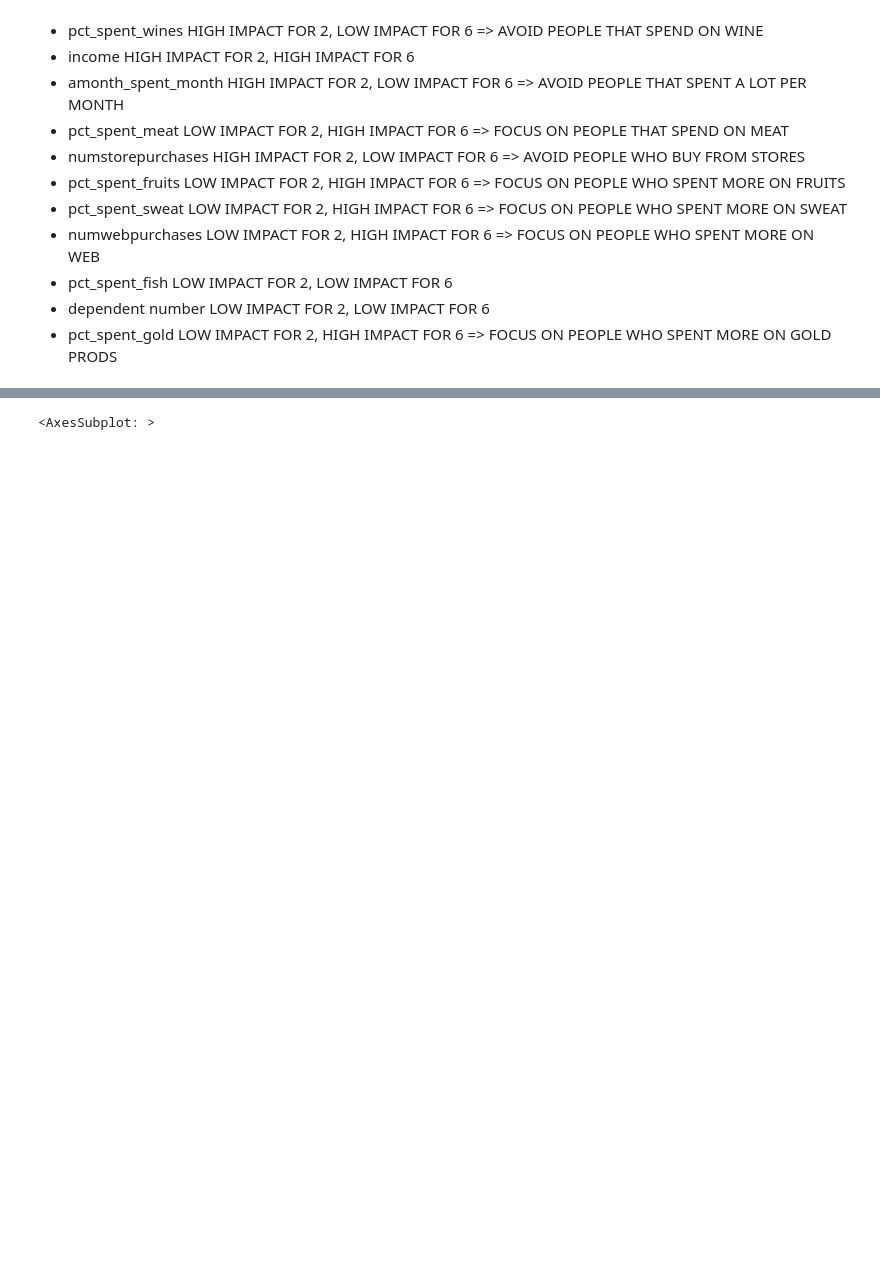
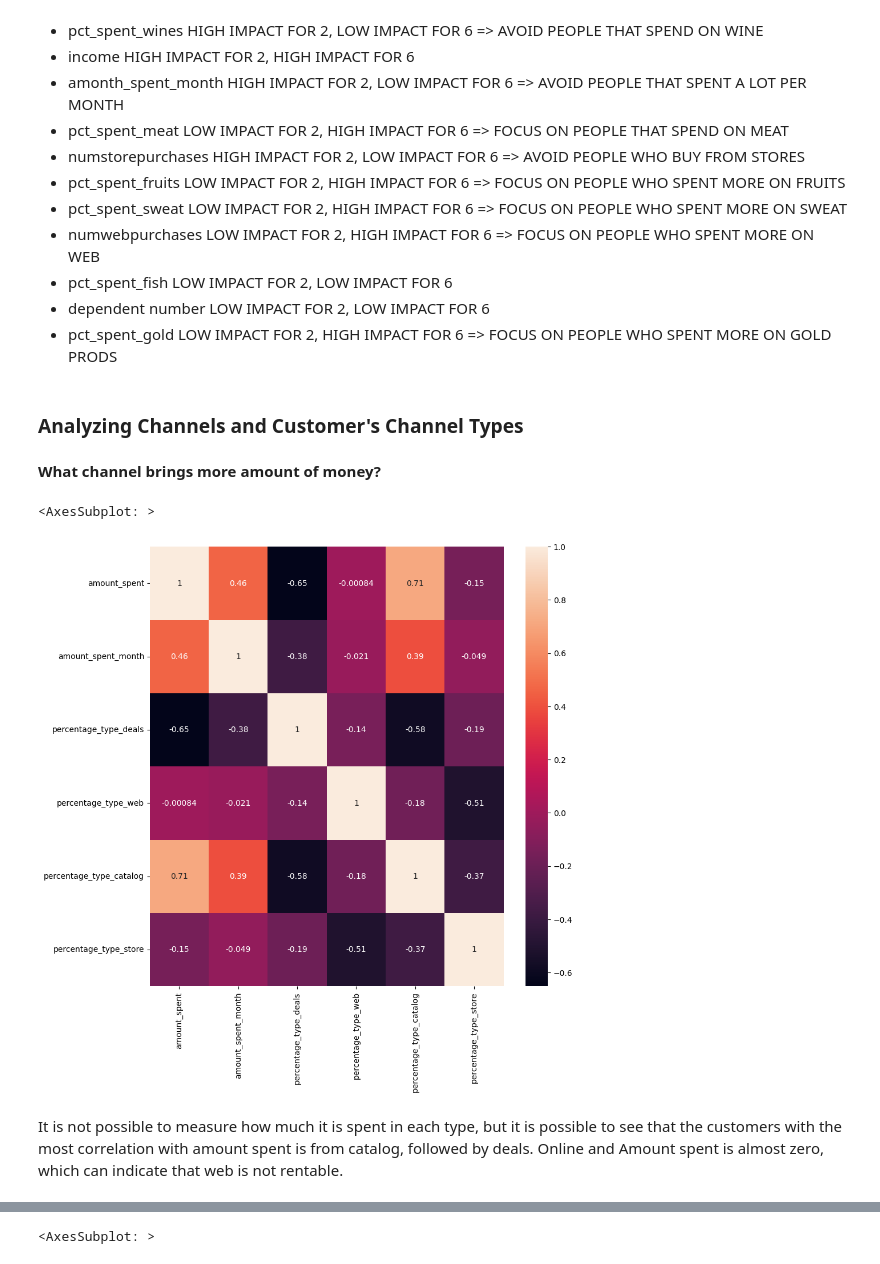
Before and after one commit to jooaobrum/marketing_campaign_CRM_case, a Jupyter notebook: notebooks/crm_ifood_data_analysis.ipynb, the cells around one changed output, grey strips where cells are left out. Saved outputs shown, nothing was run; the diff lists cells and outputs as text; code cells hidden in the pictures; blank space fills up the shorter version.

```diff
--- a/notebooks/crm_ifood_data_analysis.ipynb
+++ b/notebooks/crm_ifood_data_analysis.ipynb
@@ -889,4 +871,16 @@ Summarizing:
 - pct_spent_fish LOW IMPACT FOR 2, LOW IMPACT FOR 6
 - dependent number LOW IMPACT FOR 2, LOW IMPACT FOR 6
 - pct_spent_gold LOW IMPACT FOR 2, HIGH IMPACT FOR 6 => FOCUS ON PEOPLE WHO SPENT MORE ON GOLD PRODS
+# %% [markdown]
+### Analyzing Channels and Customer's Channel Types
+# %% [markdown]
+**What channel brings more amount of money?**
+# %%
+plt.figure(1, figsize=(10,10))
+sns.heatmap(df4[['amount_spent', 'amount_spent_month', 'percentage_type_deals', 'percentage_type_web', 'percentage_type_catalog', 'percentage_type_store']].corr(), annot = True)
+# %% [output]
+<AxesSubplot: >
+[figure, added]
+# %% [markdown]
+It is not possible to measure how much it is spent in each type, but it is possible to see that the customers with the most correlation with amount spent is from catalog, followed by deals. Online and Amount spent is almost zero, which can indicate that web is not rentable.
 # %% [markdown]
```
Also changed, not shown: parts of 37 cells of this notebook.
